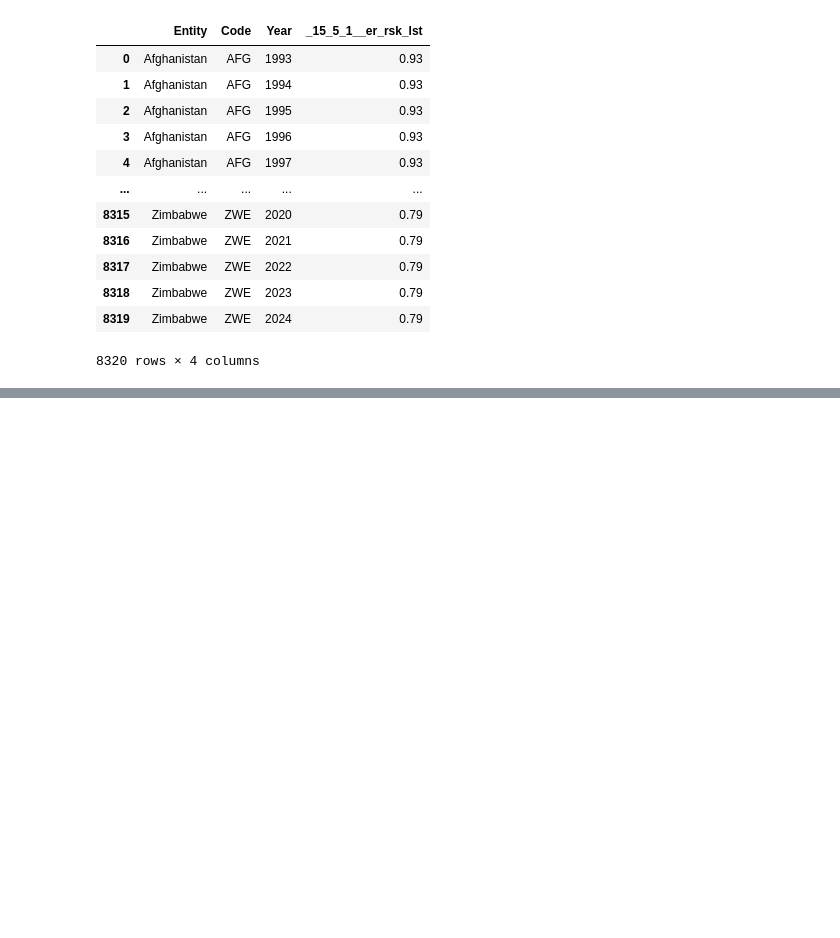
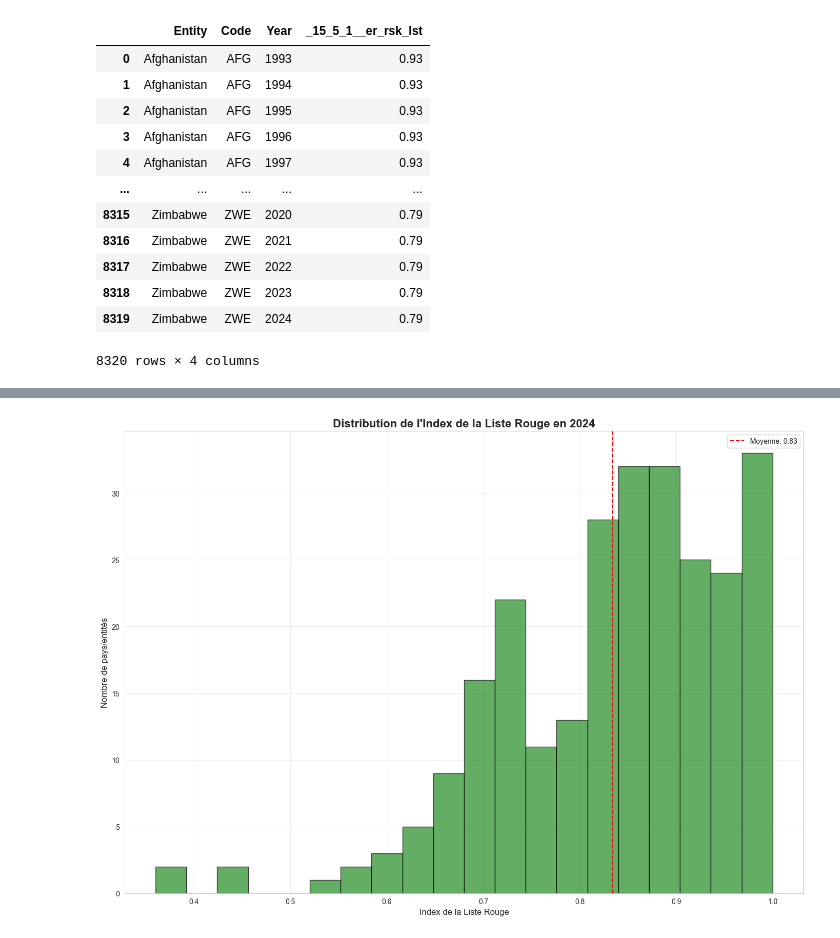
Before and after one commit to Juliendnte/OceanState_Analysis, a Jupyter notebook: oceanstate_analysis/notebooks/exploratory/redlistindex.ipynb, the cells around one changed output, grey strips where cells are left out. Saved outputs shown, nothing was run; the diff lists cells and outputs as text; code cells hidden in the pictures; blank space fills up the shorter version.

```diff
--- a/oceanstate_analysis/notebooks/exploratory/redlistindex.ipynb
+++ b/oceanstate_analysis/notebooks/exploratory/redlistindex.ipynb
@@ -25,0 +71,19 @@ df
+# %%
+# 2. Distribution de l'index par région/pays (données récentes)
+latest_year = df['Year'].max()
+latest_data = df[df['Year'] == latest_year].copy()
+
+plt.figure(figsize=(14, 10))
+plt.hist(latest_data['_15_5_1__er_rsk_lst'], bins=20, alpha=0.7, color='forestgreen', edgecolor='black')
+plt.title(f'Distribution de l\'Index de la Liste Rouge en {latest_year}',
+          fontsize=16, fontweight='bold')
+plt.xlabel('Index de la Liste Rouge', fontsize=12)
+plt.ylabel('Nombre de pays/entités', fontsize=12)
+plt.grid(True, alpha=0.3)
+plt.axvline(latest_data['_15_5_1__er_rsk_lst'].mean(), color='red', linestyle='--',
+            label=f'Moyenne: {latest_data["_15_5_1__er_rsk_lst"].mean():.2f}')
+plt.legend()
+plt.tight_layout()
+plt.show()
+# %% [output]
+[figure, added]
```
Also changed, not shown: parts of 7 cells of this notebook, 1 other file.
